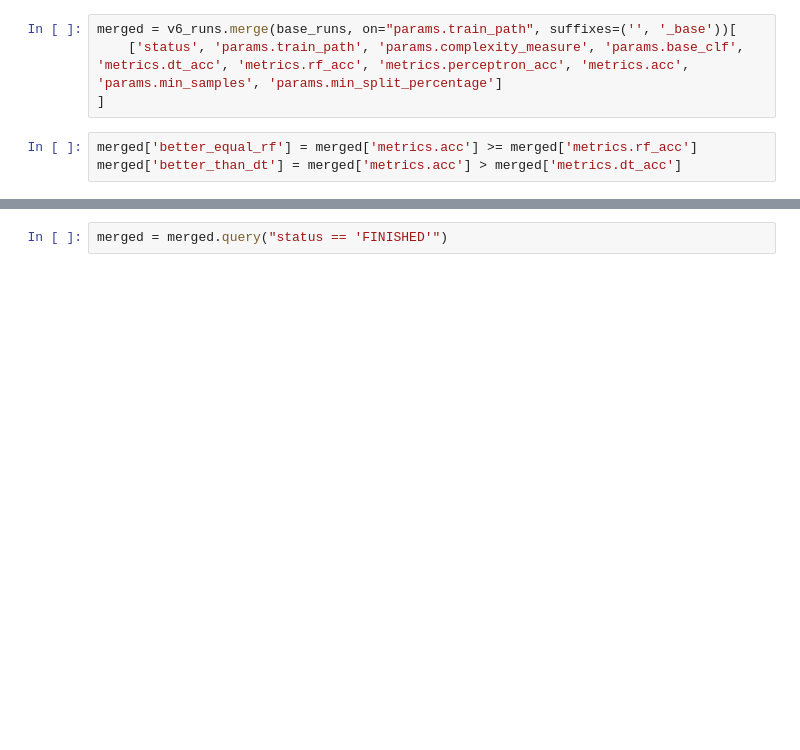
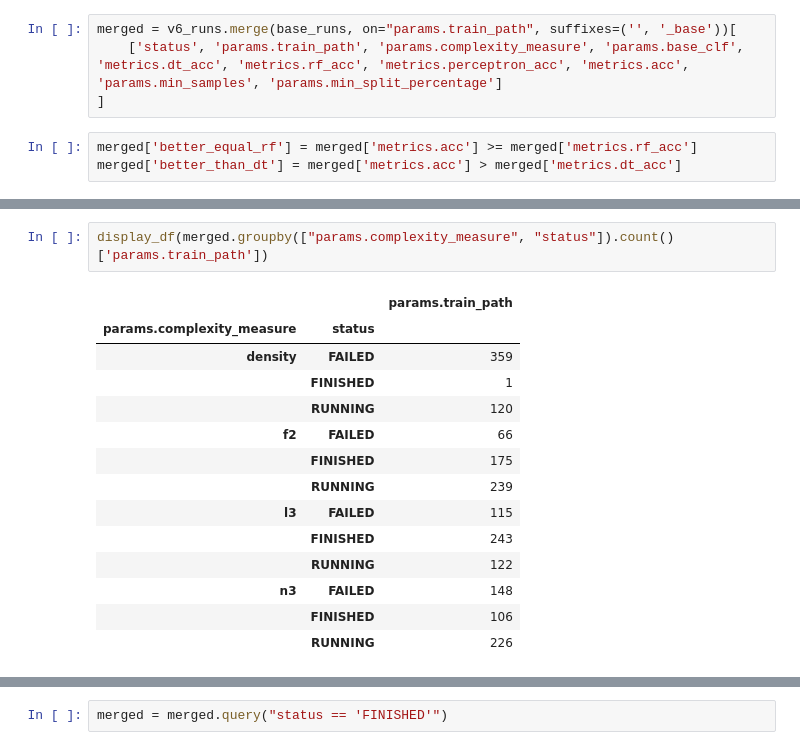
Before and after one commit to bgulowaty/quad-split, a Jupyter notebook: results-analysis.ipynb, the cells around one changed output, grey strips where cells are left out. Saved outputs shown, nothing was run; the diff lists cells and outputs as text; blank space fills up the shorter version.

```diff
--- a/results-analysis.ipynb
+++ b/results-analysis.ipynb
@@ -63,0 +61,17 @@ display_df(merged.status.value_counts())
+# %%
+display_df(merged.groupby(["params.complexity_measure", "status"]).count()['params.train_path'])
+# %% [output]
+|  |  | params.train_path |
+| params.complexity_measure | status |  |
+| density | FAILED | 359 |
+|  | FINISHED | 1 |
+|  | RUNNING | 120 |
+| f2 | FAILED | 66 |
+|  | FINISHED | 175 |
+|  | RUNNING | 239 |
+| l3 | FAILED | 115 |
+|  | FINISHED | 243 |
+|  | RUNNING | 122 |
+| n3 | FAILED | 148 |
+|  | FINISHED | 106 |
+|  | RUNNING | 226 |
```
Also changed, not shown: parts of 5 cells of this notebook, 8 other files.
